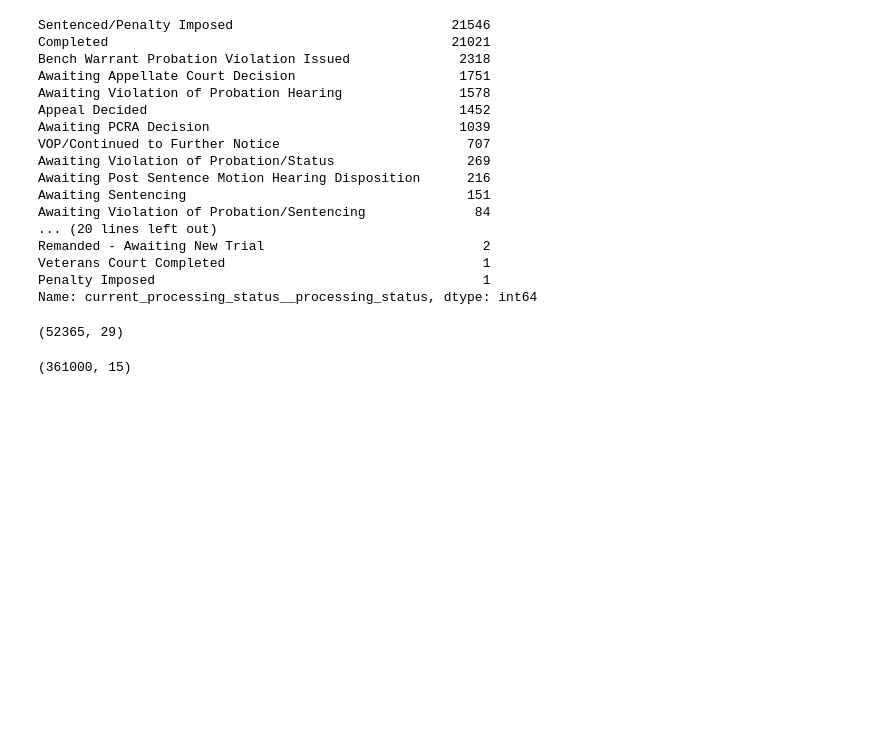
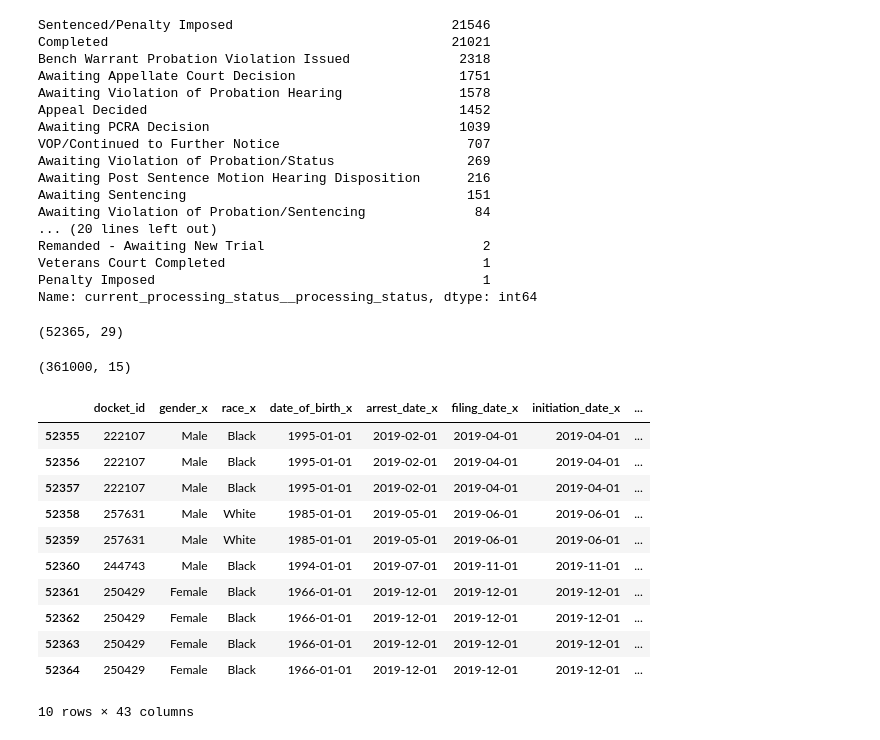
Before and after one commit to ris3abh/Sentencing-prediction-on-docket-data, a Jupyter notebook: data cleaning/merge_files.ipynb, the cells around one changed output. Drawn from its saved outputs; the diff is of its cells as text; code cells hidden in the pictures; blank space fills up the shorter version.

```diff
--- a/data cleaning/merge_files.ipynb
+++ b/data cleaning/merge_files.ipynb
@@ -225,3 +225,18 @@ df_defendant_docket_complete.shape
 (361000, 15)
 # %%
 df_defendant_docket_complete = pd.merge(df_defendant_docket_complete, df_offenses_disposition, on='docket_id', how='inner')
+# %%
+df_defendant_docket_complete.tail(10)
+# %% [output]
+|  | docket_id | gender_x | race_x | date_of_birth_x | arrest_date_x | filing_date_x | initiation_date_x | ... |
+| 52355 | 222107 | Male | Black | 1995-01-01 | 2019-02-01 | 2019-04-01 | 2019-04-01 | ... |
+| 52356 | 222107 | Male | Black | 1995-01-01 | 2019-02-01 | 2019-04-01 | 2019-04-01 | ... |
+| 52357 | 222107 | Male | Black | 1995-01-01 | 2019-02-01 | 2019-04-01 | 2019-04-01 | ... |
+| 52358 | 257631 | Male | White | 1985-01-01 | 2019-05-01 | 2019-06-01 | 2019-06-01 | ... |
+| 52359 | 257631 | Male | White | 1985-01-01 | 2019-05-01 | 2019-06-01 | 2019-06-01 | ... |
+| 52360 | 244743 | Male | Black | 1994-01-01 | 2019-07-01 | 2019-11-01 | 2019-11-01 | ... |
+| 52361 | 250429 | Female | Black | 1966-01-01 | 2019-12-01 | 2019-12-01 | 2019-12-01 | ... |
+| 52362 | 250429 | Female | Black | 1966-01-01 | 2019-12-01 | 2019-12-01 | 2019-12-01 | ... |
+| 52363 | 250429 | Female | Black | 1966-01-01 | 2019-12-01 | 2019-12-01 | 2019-12-01 | ... |
+| 52364 | 250429 | Female | Black | 1966-01-01 | 2019-12-01 | 2019-12-01 | 2019-12-01 | ... |
+10 rows × 43 columns
```
Also changed, not shown: parts of 5 cells of this notebook.
